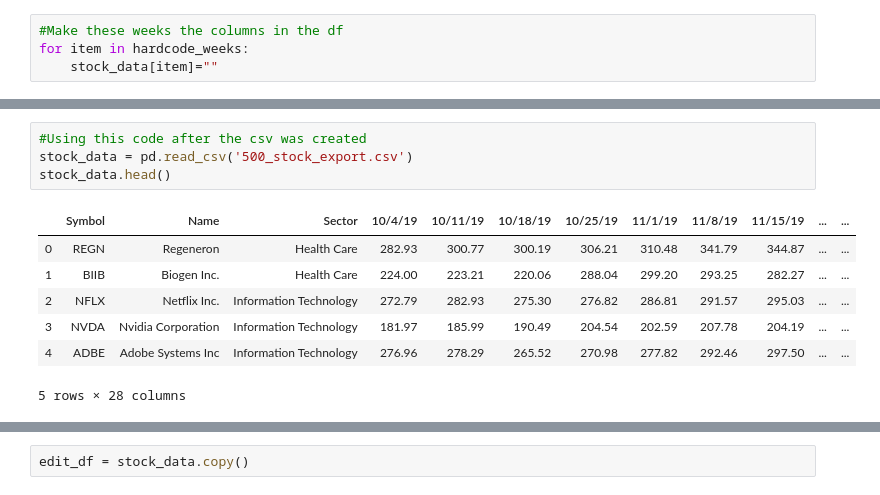
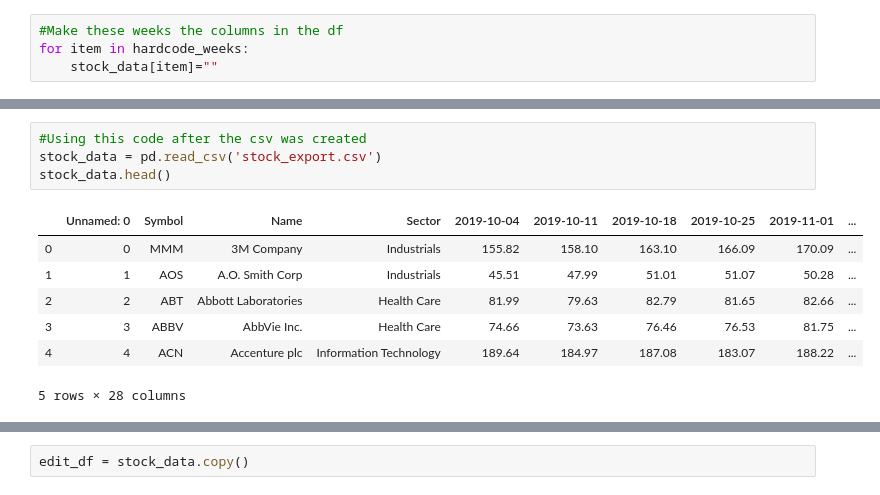
Before and after one commit to bhhnguyen/DataViz-Proj1, a Jupyter notebook: Wendy_ProjectDraft.ipynb, the cells around one changed output, grey strips where cells are left out. Drawn from its saved outputs; the diff is of its cells as text.

```diff
--- a/Wendy_ProjectDraft.ipynb
+++ b/Wendy_ProjectDraft.ipynb
@@ -68,14 +61,14 @@ stock_data.to_csv("500_stock_export.csv",index=False)
 # %%
 #Using this code after the csv was created
-stock_data = pd.read_csv('500_stock_export.csv')
+stock_data = pd.read_csv('stock_export.csv')
 stock_data.head()
 # %% [output]
-|  | Symbol | Name | Sector | 10/4/19 | 10/11/19 | 10/18/19 | 10/25/19 | 11/1/19 | 11/8/19 | 11/15/19 | ... | ... |
-| 0 | REGN | Regeneron | Health Care | 282.93 | 300.77 | 300.19 | 306.21 | 310.48 | 341.79 | 344.87 | ... | ... |
-| 1 | BIIB | Biogen Inc. | Health Care | 224.00 | 223.21 | 220.06 | 288.04 | 299.20 | 293.25 | 282.27 | ... | ... |
-| 2 | NFLX | Netflix Inc. | Information Technology | 272.79 | 282.93 | 275.30 | 276.82 | 286.81 | 291.57 | 295.03 | ... | ... |
-| 3 | NVDA | Nvidia Corporation | Information Technology | 181.97 | 185.99 | 190.49 | 204.54 | 202.59 | 207.78 | 204.19 | ... | ... |
-| 4 | ADBE | Adobe Systems Inc | Information Technology | 276.96 | 278.29 | 265.52 | 270.98 | 277.82 | 292.46 | 297.50 | ... | ... |
+|  | Unnamed: 0 | Symbol | Name | Sector | 2019-10-04 | 2019-10-11 | 2019-10-18 | 2019-10-25 | 2019-11-01 | ... |
+| 0 | 0 | MMM | 3M Company | Industrials | 155.82 | 158.10 | 163.10 | 166.09 | 170.09 | ... |
+| 1 | 1 | AOS | A.O. Smith Corp | Industrials | 45.51 | 47.99 | 51.01 | 51.07 | 50.28 | ... |
+| 2 | 2 | ABT | Abbott Laboratories | Health Care | 81.99 | 79.63 | 82.79 | 81.65 | 82.66 | ... |
+| 3 | 3 | ABBV | AbbVie Inc. | Health Care | 74.66 | 73.63 | 76.46 | 76.53 | 81.75 | ... |
+| 4 | 4 | ACN | Accenture plc | Information Technology | 189.64 | 184.97 | 187.08 | 183.07 | 188.22 | ... |
 5 rows × 28 columns
 # %%
 stock_data.describe()
```
Also changed, not shown: parts of 18 cells of this notebook.
